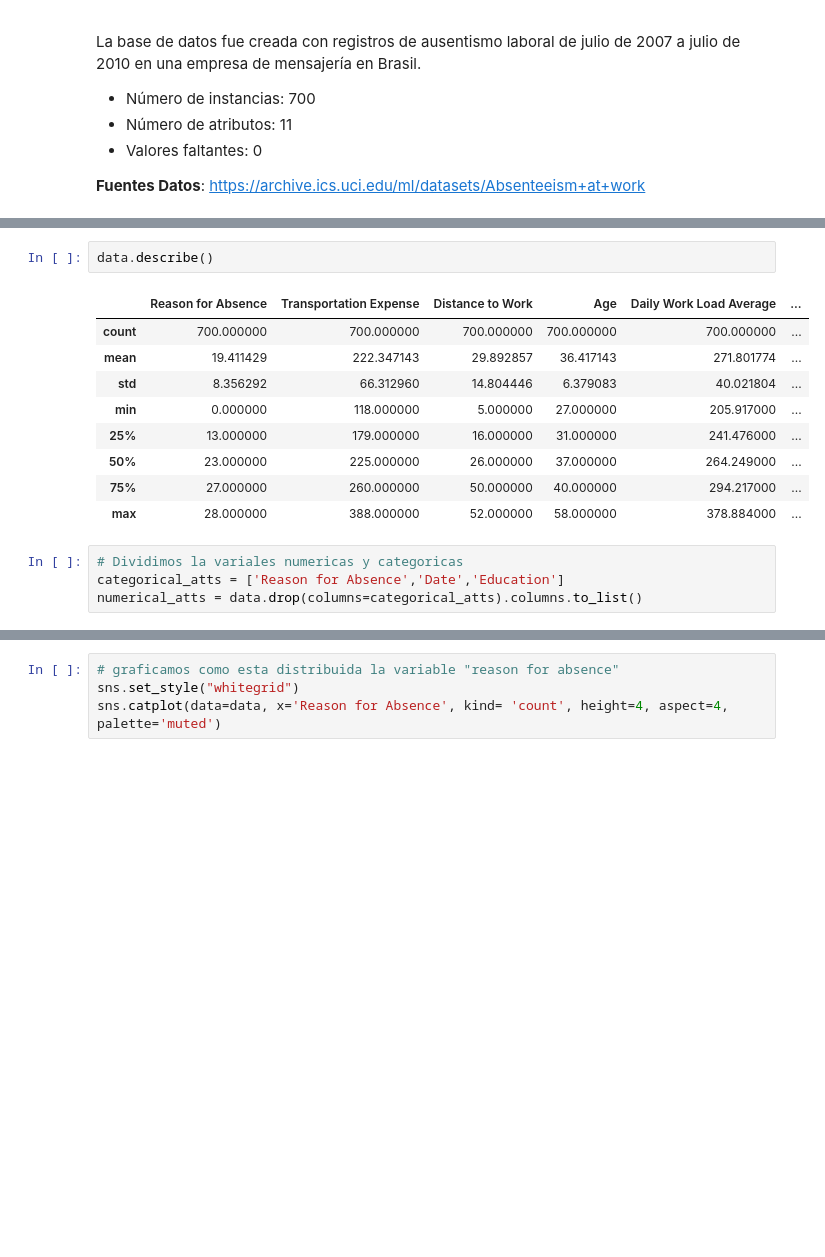
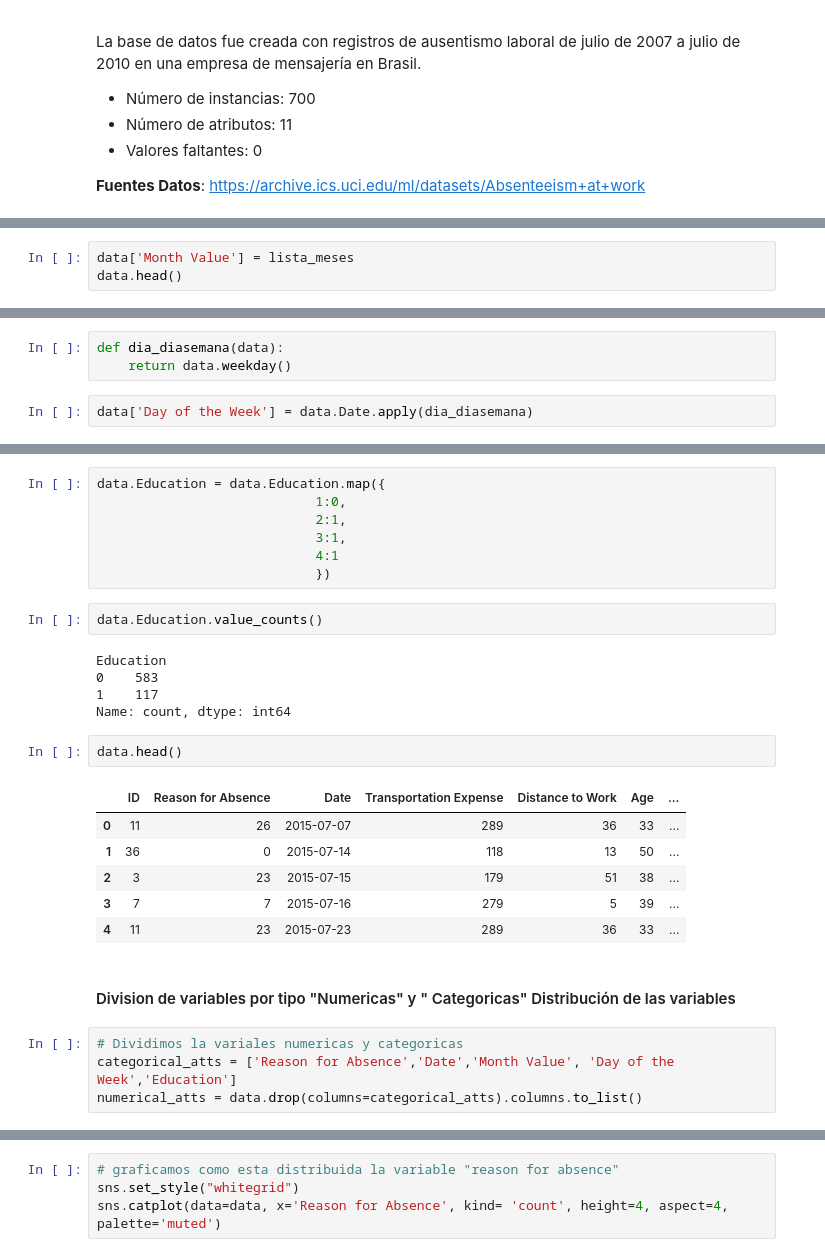
Before and after one commit to christmasv/Proyectos-de-ML, a Jupyter notebook: absentismo_modelo_rlogistica.ipynb, the cells around one changed output, grey strips where cells are left out. Cells and saved outputs as stored; diff of their text form; blank space fills up the shorter version.

```diff
--- a/absentismo_modelo_rlogistica.ipynb
+++ b/absentismo_modelo_rlogistica.ipynb
@@ -68,0 +150,3 @@ data.head()
+# %%
+data['Month Value'] = lista_meses
+data.head()
@@ -69 +165,6 @@ data.head()
+# %%
+def dia_diasemana(data):
+    return data.weekday()
+# %%
+data['Day of the Week'] = data.Date.apply(dia_diasemana)
 # %%
@@ -93,18 +187,31 @@ data.drop(['ID'], axis=1, inplace=True)
+# %%
+data.Education = data.Education.map({
+                            1:0,
+                            2:1,
+                            3:1,
+                            4:1
+                            })
+# %%
+data.Education.value_counts()
+# %% [output]
+Education
+0    583
+1    117
+Name: count, dtype: int64
 # %%
-data.describe()
+data.head()
 # %% [output]
-|  | Reason for Absence | Transportation Expense | Distance to Work | Age | Daily Work Load Average | ... |
-| count | 700.000000 | 700.000000 | 700.000000 | 700.000000 | 700.000000 | ... |
-| mean | 19.411429 | 222.347143 | 29.892857 | 36.417143 | 271.801774 | ... |
-| std | 8.356292 | 66.312960 | 14.804446 | 6.379083 | 40.021804 | ... |
-| min | 0.000000 | 118.000000 | 5.000000 | 27.000000 | 205.917000 | ... |
-| 25% | 13.000000 | 179.000000 | 16.000000 | 31.000000 | 241.476000 | ... |
-| 50% | 23.000000 | 225.000000 | 26.000000 | 37.000000 | 264.249000 | ... |
-| 75% | 27.000000 | 260.000000 | 50.000000 | 40.000000 | 294.217000 | ... |
-| max | 28.000000 | 388.000000 | 52.000000 | 58.000000 | 378.884000 | ... |
+|  | ID | Reason for Absence | Date | Transportation Expense | Distance to Work | Age | ... |
+| 0 | 11 | 26 | 2015-07-07 | 289 | 36 | 33 | ... |
+| 1 | 36 | 0 | 2015-07-14 | 118 | 13 | 50 | ... |
+| 2 | 3 | 23 | 2015-07-15 | 179 | 51 | 38 | ... |
+| 3 | 7 | 7 | 2015-07-16 | 279 | 5 | 39 | ... |
+| 4 | 11 | 23 | 2015-07-23 | 289 | 36 | 33 | ... |
+# %% [markdown]
+#### Division de variables por tipo "Numericas" y " Categoricas" Distribución de las variables
 # %%
 # Dividimos la variales numericas y categoricas
-categorical_atts = ['Reason for Absence','Date','Education']
+categorical_atts = ['Reason for Absence','Date','Month Value', 'Day of the Week','Education']
 numerical_atts = data.drop(columns=categorical_atts).columns.to_list()
 # %%
 # número de valores únicos en atributos categóricos
```
Also changed, not shown: parts of 33 cells of this notebook.
